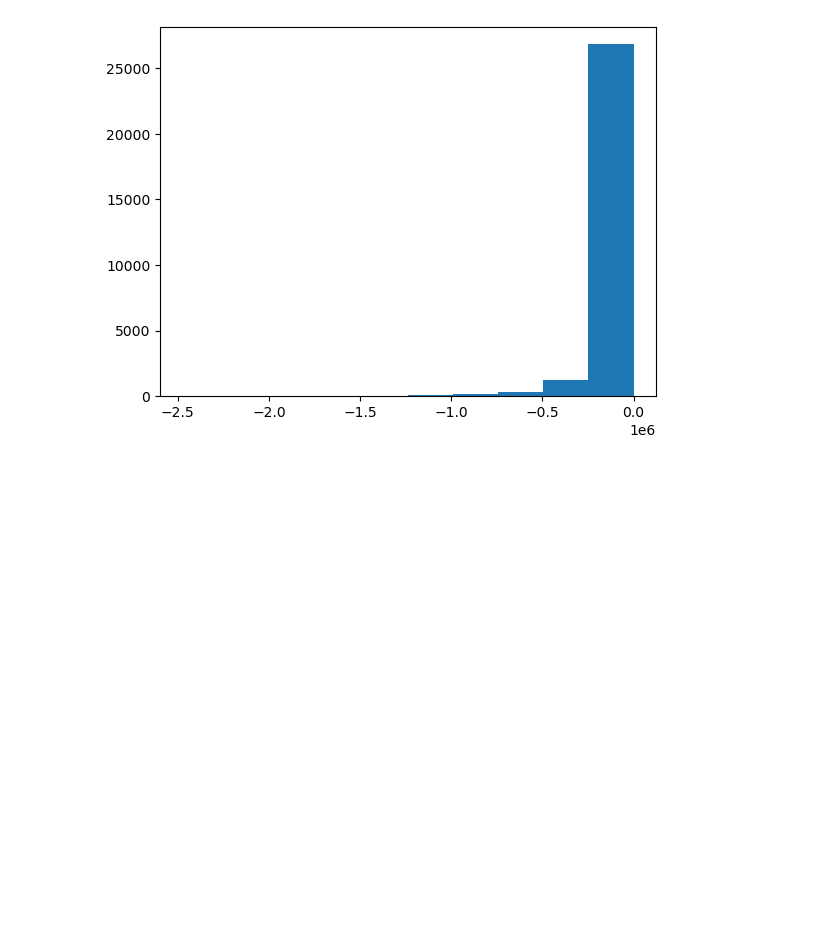
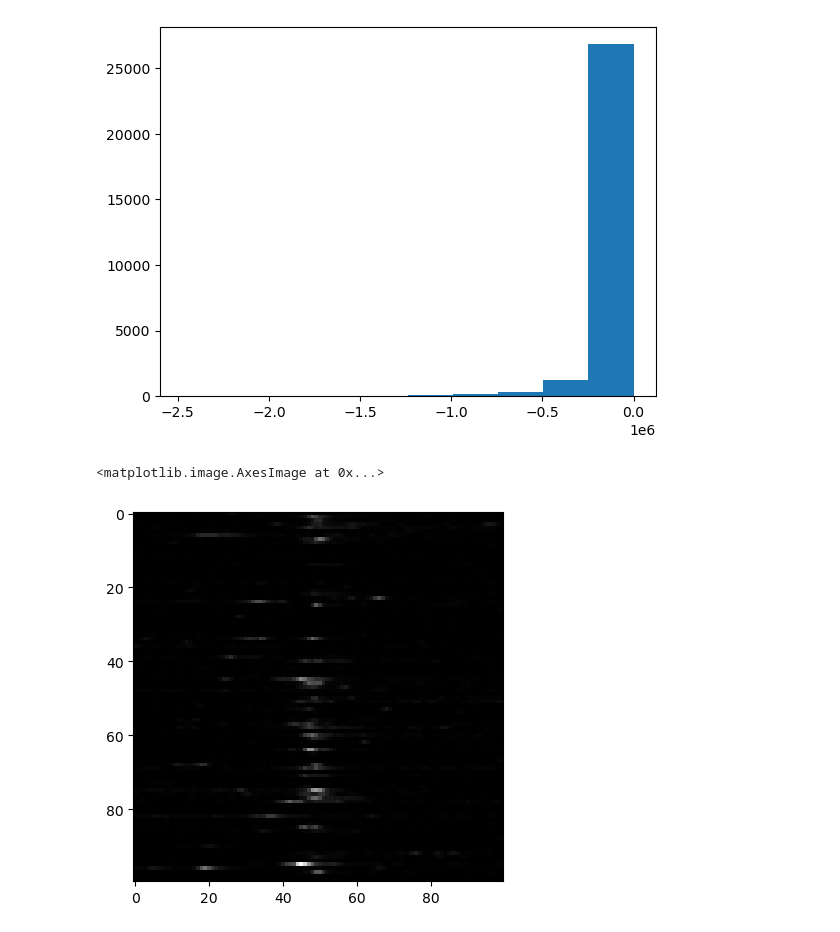
Before and after one commit to plaf2000/ml4g-1, a Jupyter notebook: analysis.ipynb, the cells around one changed output. Cells and saved outputs as stored; diff of their text form; code cells hidden in the pictures; blank space fills up the shorter version.

Commit message:
Training working.

```diff
--- a/analysis.ipynb
+++ b/analysis.ipynb
@@ -53,3 +53,9 @@ plt.hist(X[:, i, 0, 4] - X[:, i, 0, 3])
         -4.9476760e+05, -2.4742130e+05, -7.5000000e+01]),
  <BarContainer object of 10 artists>)
 [figure]
+# %%
+X1: np.ndarray = np.load("Data/processed/cnn_input_X1_train.npy")
+plt.imshow(X1[:100, 0, :], cmap="grey")
+# %% [output]
+<matplotlib.image.AxesImage at 0x...>
+[figure, added]
```
Also changed, not shown: 10 other files.
